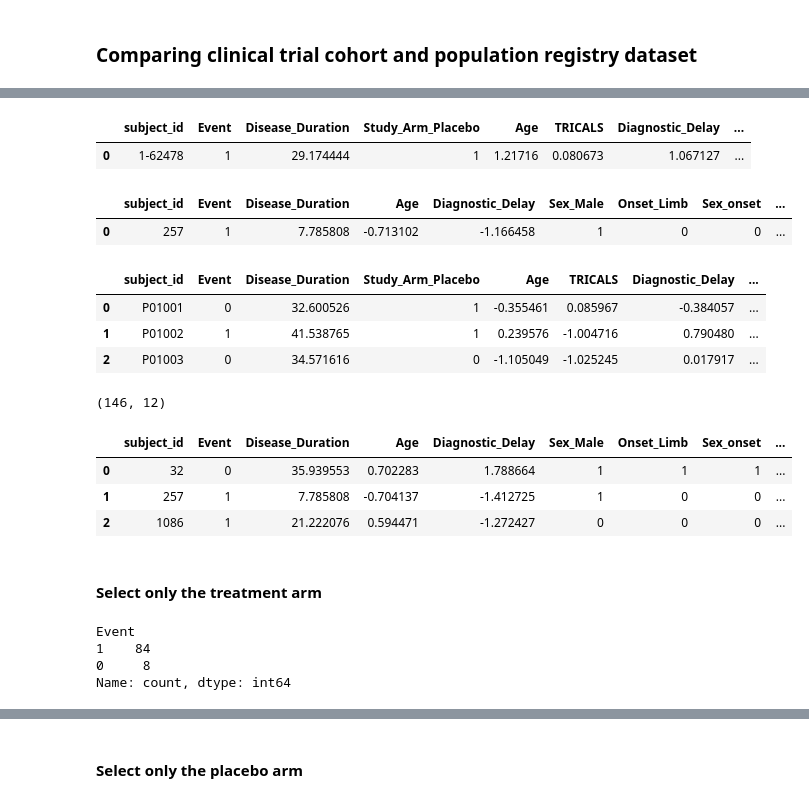
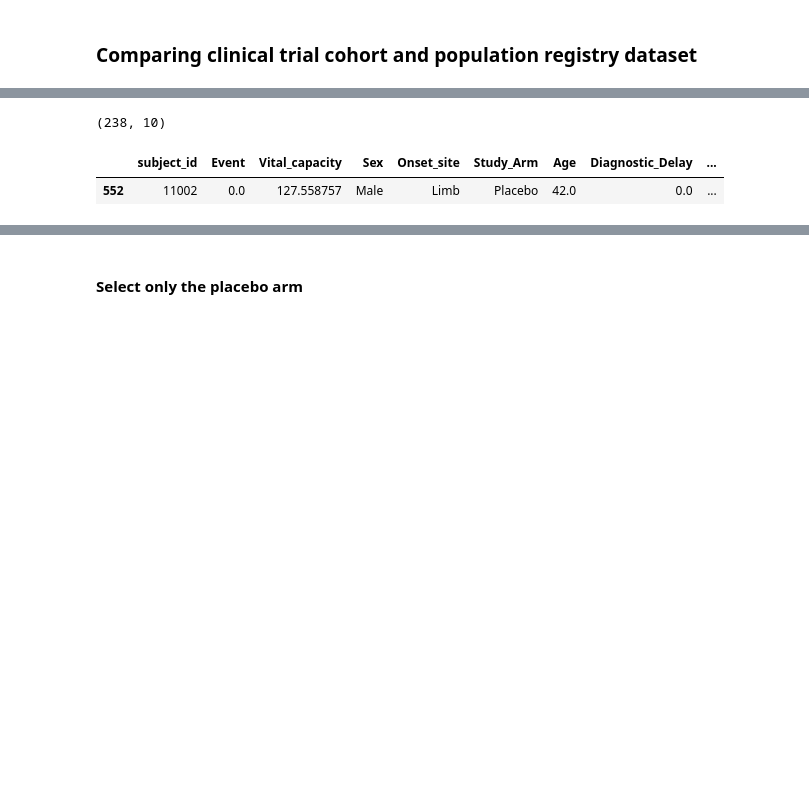
Before and after one commit to Uzoemeka/All_ALS_Data, a Jupyter notebook: 07.5_Quantifying_Bias_in_Clinical_Trials.ipynb, the cells around one changed output, grey strips where cells are left out. Cells and saved outputs as stored; diff of their text form; code cells hidden in the pictures; blank space fills up the shorter version.

```diff
--- a/07.5_Quantifying_Bias_in_Clinical_Trials.ipynb
+++ b/07.5_Quantifying_Bias_in_Clinical_Trials.ipynb
@@ -57,0 +77,4 @@ print(comb_dat.Study_id.value_counts().to_dict())
+# %%
+comb_dat['Sex'] = comb_dat['Sex'].map({'1': 'Male', '0': 'Female', 'M': 'Male', 'Male': "Male", 'F': 'Female', 'Female': 'Female'})
+comb_dat['Onset_site'] = comb_dat['Onset_site'].map({'1.0': 'Limb', 'Limb': 'Limb', '0.0': 'Bulbar', 'Bulbar': 'Bulbar', '2.0': 'Limb', 'Other': 'Other'})
+comb_dat['Study_Arm'] = comb_dat['Study_Arm'].map({'ACTIVE': 'Active', 'PLACEBO': 'Placebo', 'Placebo': 'Placebo', 'IL2': 'Active', 'Active': 'Active'})
@@ -58,10 +100,11 @@ print(comb_dat.Study_id.value_counts().to_dict())
+# %%
+comb_dat = comb_dat[comb_dat["Onset_site"] != 'Other']
+comb_dat = comb_dat[comb_dat["European"] == 1]
 # %%
 miro = comb_dat[comb_dat["Expt"] == 'mirocals']
-miro = miro[miro["Onset_site"] != 'Other']
+lica = comb_dat[comb_dat["Expt"] == 'licals']
+ril_301 = comb_dat[comb_dat["Study_id"] == '301']
 
-lica = comb_dat[comb_dat["Expt"] == 'licals']
-rilu = comb_dat[comb_dat["Study_id"] == '301']
-proact = pd.read_csv('/Users/Apple/projects/ALS_Digital_Twins/All_processed_data/DataFIle/ALS_Proact_Data_after_EDA_clinical_clustering_and_trial_groups.csv')
-MND_lica_full = pd.read_csv('/Users/Apple/projects/ALS_Digital_Twins/All_processed_data/DataFIle/MNDRegisterDataset_licals_full.csv')
-MND_miro_full = pd.read_csv('/Users/Apple/projects/ALS_Digital_Twins/All_processed_data/DataFIle/MNDRegisterDataset_mirocals_full.csv')
-MND_rilu_full = pd.read_csv('/Users/Apple/projects/ALS_Digital_Twins/All_processed_data/DataFIle/MNDRegisterDataset_riluzole_full.csv')
+miro = miro[['subject_id',	'Event',	'Vital_capacity',	'Sex',	'Onset_site',	'Study_Arm',	'Age',	'Diagnostic_Delay',	'Disease_Duration',	'TRICALS']]
+lica = lica[['subject_id',	'Event',	'Vital_capacity',	'Sex',	'Onset_site',	'Study_Arm',	'Age',	'Diagnostic_Delay',	'Disease_Duration',	'TRICALS']]
+ril_301 = ril_301[['subject_id',	'Event',	'Vital_capacity',	'Sex',	'Onset_site',	'Study_Arm',	'Age',	'Diagnostic_Delay',	'Disease_Duration',	'TRICALS']]
@@ -478,17 +402,0 @@ MND_rilu = pd.read_csv('/Users/Apple/projects/ALS_Digital_Twins/All_processed_da
-# %%
-miro0.head(1)
-# %% [output]
-|  | subject_id | Event | Disease_Duration | Study_Arm_Placebo | Age | TRICALS | Diagnostic_Delay | ... |
-| 0 | 1-62478 | 1 | 29.174444 | 1 | 1.21716 | 0.080673 | 1.067127 | ... |
-# %%
-MND_miro.head(1)
-# %% [output]
-|  | subject_id | Event | Disease_Duration | Age | Diagnostic_Delay | Sex_Male | Onset_Limb | Sex_onset | ... |
-| 0 | 257 | 1 | 7.785808 | -0.713102 | -1.166458 | 1 | 0 | 0 | ... |
-# %%
-lical0.head(3)
-# %% [output]
-|  | subject_id | Event | Disease_Duration | Study_Arm_Placebo | Age | TRICALS | Diagnostic_Delay | ... |
-| 0 | P01001 | 0 | 32.600526 | 1 | -0.355461 | 0.085967 | -0.384057 | ... |
-| 1 | P01002 | 1 | 41.538765 | 1 | 0.239576 | -1.004716 | 0.790480 | ... |
-| 2 | P01003 | 0 | 34.571616 | 0 | -1.105049 | -1.025245 | 0.017917 | ... |
@@ -497,11 +403,11 @@ proact0 = proact0[proact0['Disease_Duration'] < 120]
+# %%
+lica_pla = lica[lica['Study_Arm'] == 'Placebo']
+miro_pla = miro[miro['Study_Arm'] == 'Placebo']
+ril_301_pla = ril_301[ril_301['Study_Arm'] == 'Placebo']
 # %%
-print(MND_lica.shape)
-MND_lica.head(3)
+print(ril_301_pla.shape)
+ril_301_pla.head(1)
 # %% [output]
-(146, 12)
+(238, 10)
-|  | subject_id | Event | Disease_Duration | Age | Diagnostic_Delay | Sex_Male | Onset_Limb | Sex_onset | ... |
-| 0 | 32 | 0 | 35.939553 | 0.702283 | 1.788664 | 1 | 1 | 1 | ... |
-| 1 | 257 | 1 | 7.785808 | -0.704137 | -1.412725 | 1 | 0 | 0 | ... |
-| 2 | 1086 | 1 | 21.222076 | 0.594471 | -1.272427 | 0 | 0 | 0 | ... |
+|  | subject_id | Event | Vital_capacity | Sex | Onset_site | Study_Arm | Age | Diagnostic_Delay | ... |
+| 552 | 11002 | 0.0 | 127.558757 | Male | Limb | Placebo | 42.0 | 0.0 | ... |
-# %% [markdown]
-#### **Select only the treatment arm**
@@ -514,7 +413,0 @@ proact0_trt = proact0[proact0['Study_Arm_Placebo'] == 0].copy()
-# %%
-print(f"{MND_miro.Event.value_counts()}")
-# %% [output]
-Event
-1    84
-0     8
-Name: count, dtype: int64
```
Also changed, not shown: parts of 60 cells of this notebook, 11 other files.
